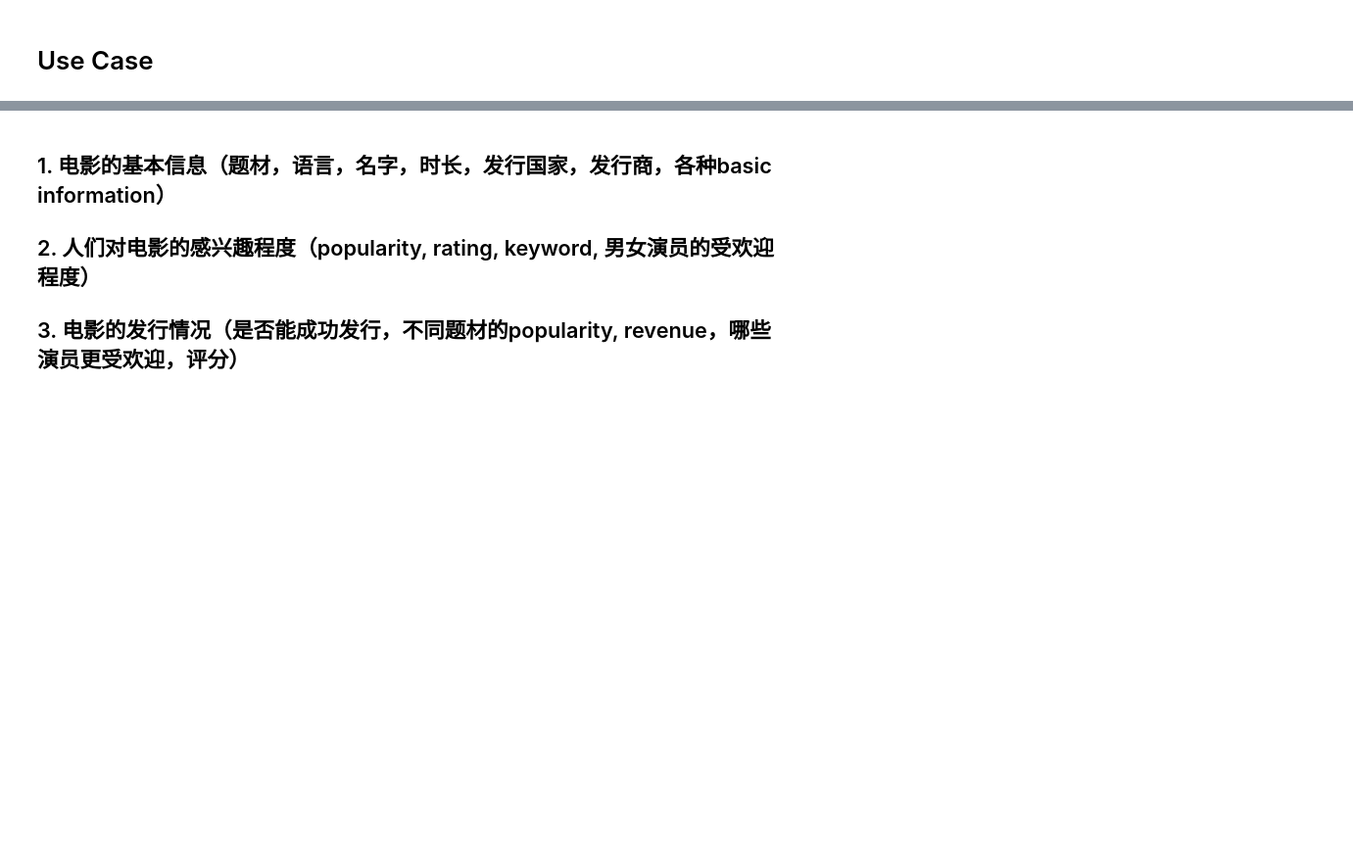
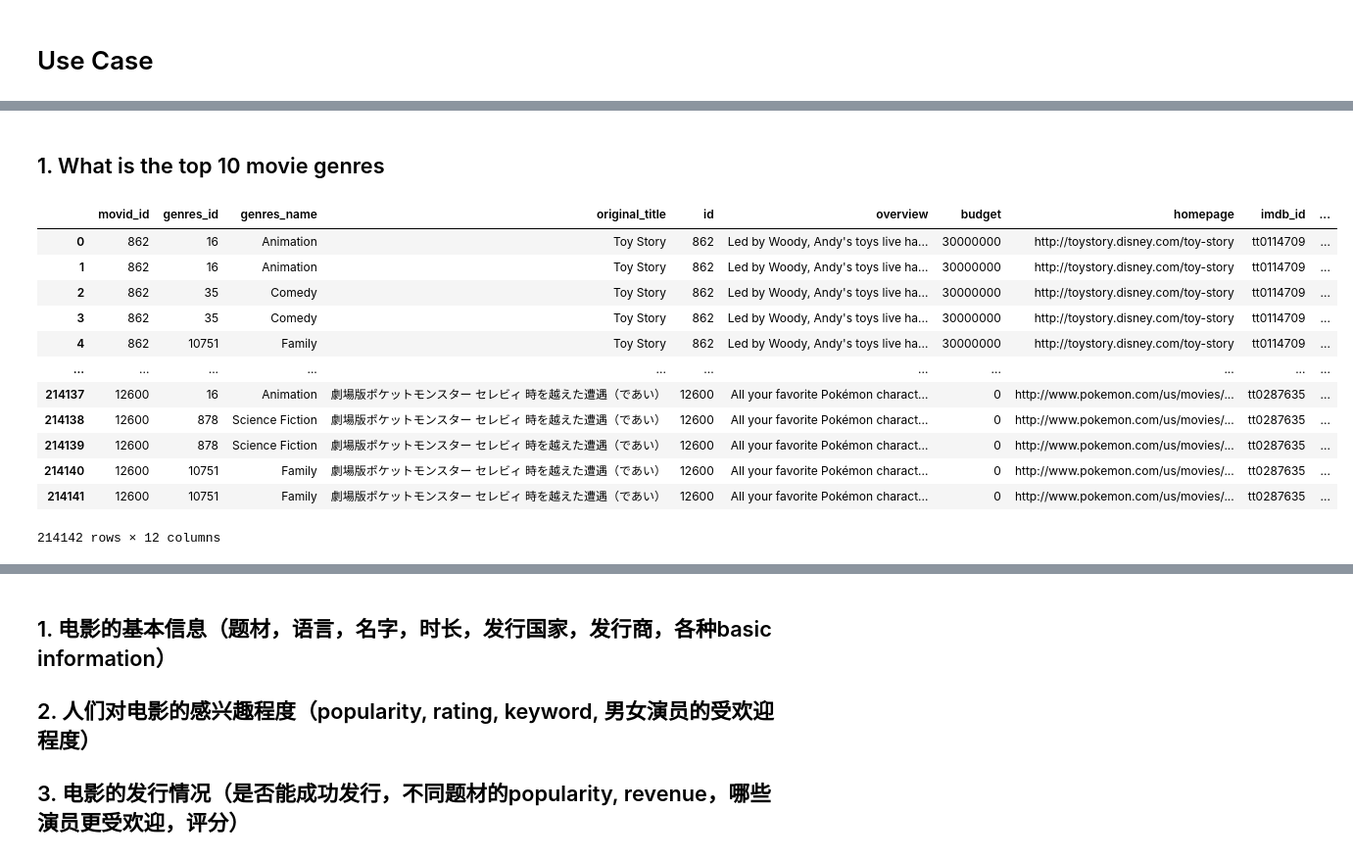
Before and after one commit to jingyun0312/DataSource_Movie, a Jupyter notebook: movie.ipynb, the cells around one changed output, grey strips where cells are left out. Shown at 98% size. Cells and saved outputs as stored; diff of their text form; code cells hidden in the pictures; blank space fills up the shorter version.

```diff
--- a/movie.ipynb
+++ b/movie.ipynb
@@ -9,0 +15,7 @@ import sys
+# %%
+mydb = mysql.connector.connect(
+    host = "localhost",
+    database='movie',
+    user = "root",
+    password = "12345678"
+)
@@ -792,0 +1048,25 @@ data_language_real
+# %% [markdown]
+## 1. What is the top 10 movie genres
+# %%
+cursor = mydb.cursor()
+cursor.execute('SELECT * FROM genres g join movie m on g.movie_id = m.id')
+
+# 读取所有行
+rows = cursor.fetchall()
+movie_genres = pd.DataFrame(rows, columns=['movid_id','genres_id','genres_name','original_title','id','overview','budget','homepage','imdb_id','original_language','poster_path','runtime'])
+# %%
+movie_genres
+# %% [output]
+|  | movid_id | genres_id | genres_name | original_title | id | overview | budget | homepage | imdb_id | ... |
+| 0 | 862 | 16 | Animation | Toy Story | 862 | Led by Woody, Andy's toys live ha... | 30000000 | http://toystory.disney.com/toy-story | tt0114709 | ... |
+| 1 | 862 | 16 | Animation | Toy Story | 862 | Led by Woody, Andy's toys live ha... | 30000000 | http://toystory.disney.com/toy-story | tt0114709 | ... |
+| 2 | 862 | 35 | Comedy | Toy Story | 862 | Led by Woody, Andy's toys live ha... | 30000000 | http://toystory.disney.com/toy-story | tt0114709 | ... |
+| 3 | 862 | 35 | Comedy | Toy Story | 862 | Led by Woody, Andy's toys live ha... | 30000000 | http://toystory.disney.com/toy-story | tt0114709 | ... |
+| 4 | 862 | 10751 | Family | Toy Story | 862 | Led by Woody, Andy's toys live ha... | 30000000 | http://toystory.disney.com/toy-story | tt0114709 | ... |
+| ... | ... | ... | ... | ... | ... | ... | ... | ... | ... | ... |
+| 214137 | 12600 | 16 | Animation | 劇場版ポケットモンスター セレビィ 時を越えた遭遇（であい） | 12600 | All your favorite Pokémon charact... | 0 | http://www.pokemon.com/us/movies/... | tt0287635 | ... |
+| 214138 | 12600 | 878 | Science Fiction | 劇場版ポケットモンスター セレビィ 時を越えた遭遇（であい） | 12600 | All your favorite Pokémon charact... | 0 | http://www.pokemon.com/us/movies/... | tt0287635 | ... |
+| 214139 | 12600 | 878 | Science Fiction | 劇場版ポケットモンスター セレビィ 時を越えた遭遇（であい） | 12600 | All your favorite Pokémon charact... | 0 | http://www.pokemon.com/us/movies/... | tt0287635 | ... |
+| 214140 | 12600 | 10751 | Family | 劇場版ポケットモンスター セレビィ 時を越えた遭遇（であい） | 12600 | All your favorite Pokémon charact... | 0 | http://www.pokemon.com/us/movies/... | tt0287635 | ... |
+| 214141 | 12600 | 10751 | Family | 劇場版ポケットモンスター セレビィ 時を越えた遭遇（であい） | 12600 | All your favorite Pokémon charact... | 0 | http://www.pokemon.com/us/movies/... | tt0287635 | ... |
+214142 rows × 12 columns
```
Also changed, not shown: parts of 58 cells of this notebook, 13 other files.
